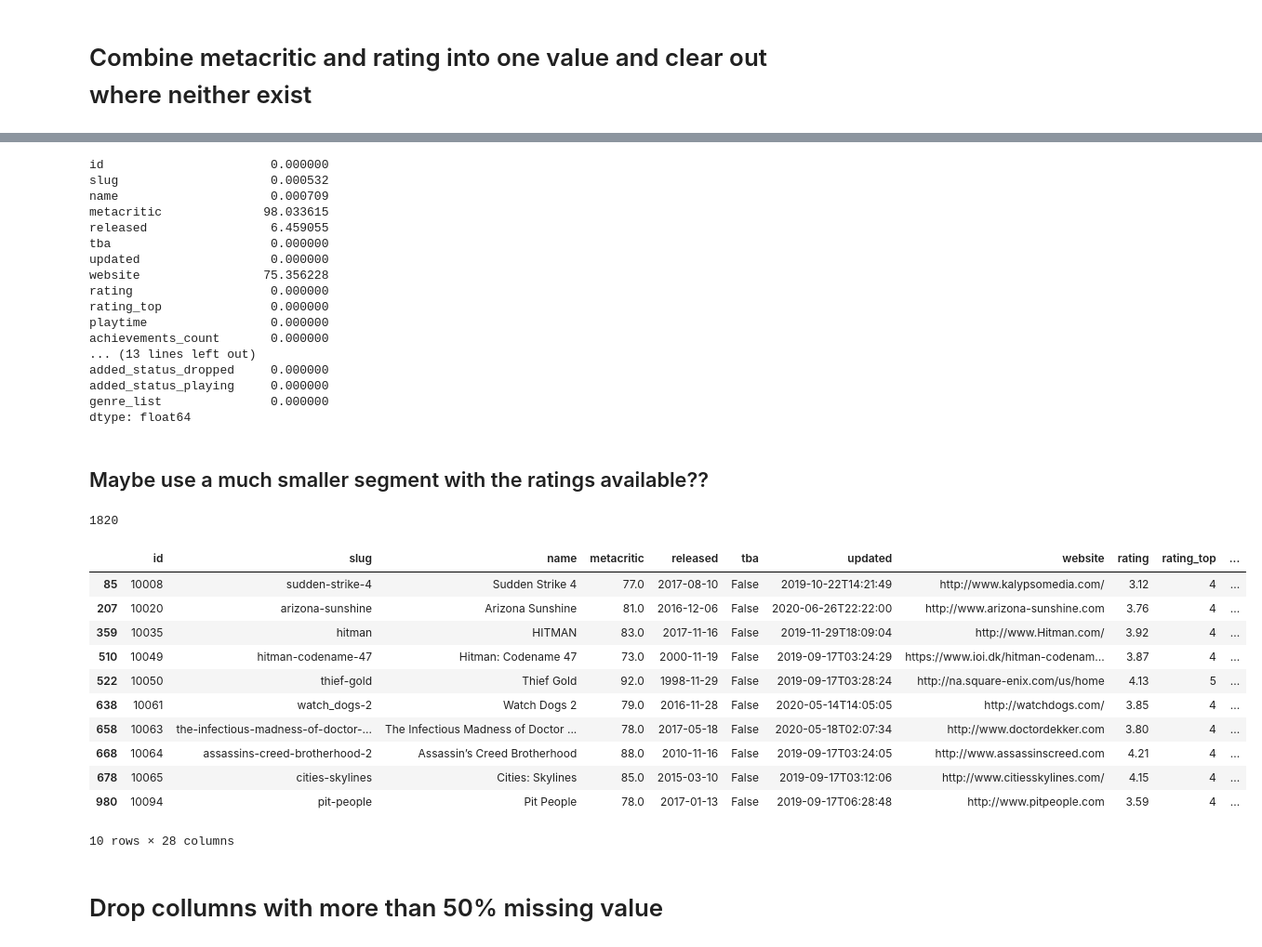
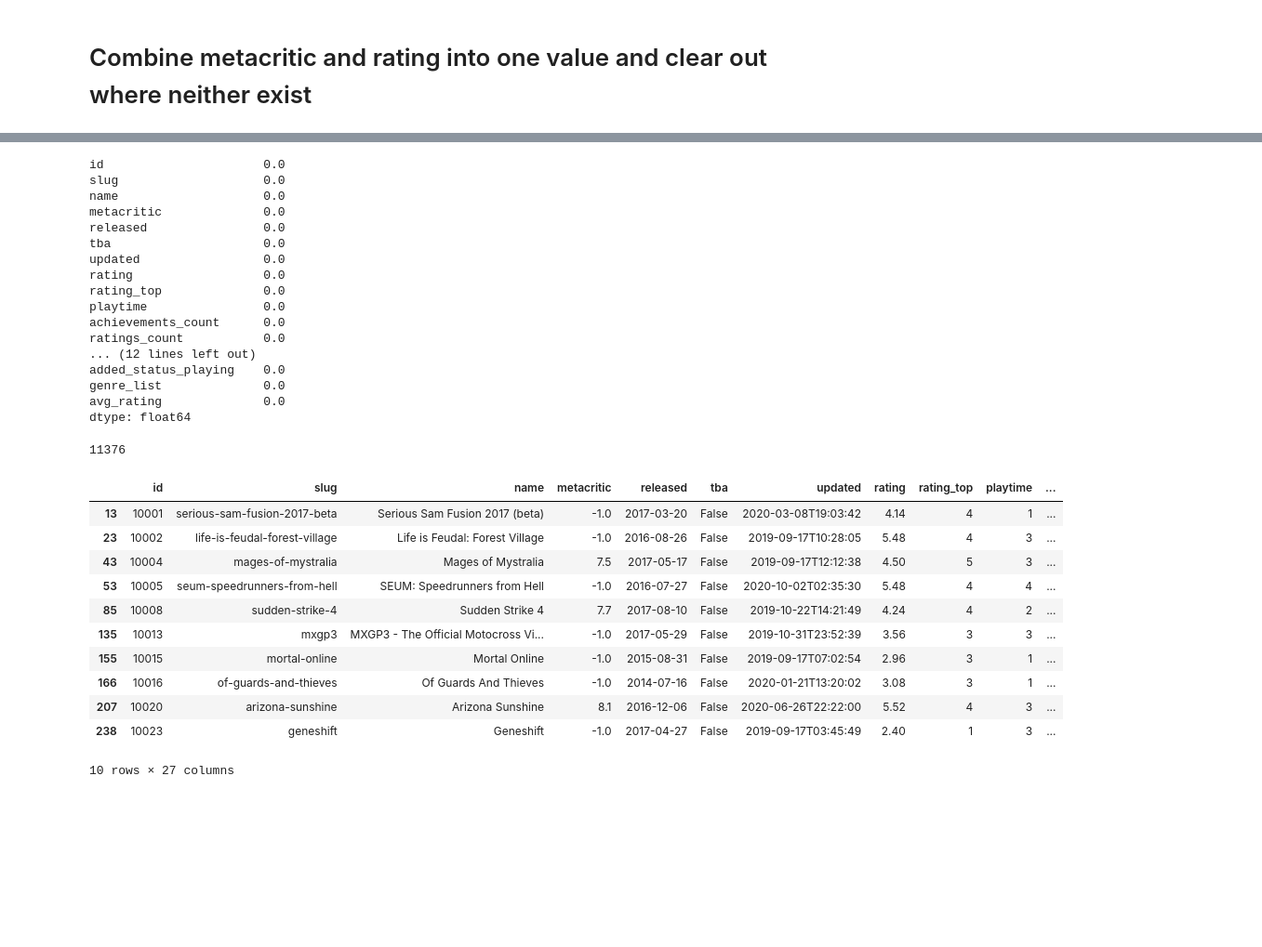
Before and after one commit to Mr-Stark01/ITSDPROJ, a Jupyter notebook: nb.ipynb, the cells around one changed output, grey strips where cells are left out. Shown at 93% size. Cells and saved outputs as stored; diff of their text form; code cells hidden in the pictures; blank space fills up the shorter version.

Commit message:
cleaned dataset

```diff
--- a/nb.ipynb
+++ b/nb.ipynb
@@ -88,45 +96,44 @@ print(len(filtered_df))
+# %%
+filtered_df=filtered_df.drop(columns='esrb_rating')
+filtered_df=filtered_df.drop(columns='website')
+df_cleaned = filtered_df.dropna()
 # %%
-percent_missing = exploded_df.isnull().sum() * 100 / len(exploded_df)
+percent_missing = df_cleaned.isna().sum() * 100 / len(df_cleaned)
 percent_missing
 # %% [output]
-id                       0.000000
-slug                     0.000532
-name                     0.000709
-metacritic              98.033615
-released                 6.459055
-tba                      0.000000
-updated                  0.000000
-website                 75.356228
-rating                   0.000000
-rating_top               0.000000
-playtime                 0.000000
-achievements_count       0.000000
-... (13 lines left out)
-added_status_dropped     0.000000
-added_status_playing     0.000000
-genre_list               0.000000
+id                      0.0
+slug                    0.0
+name                    0.0
+metacritic              0.0
+released                0.0
+tba                     0.0
+updated                 0.0
+rating                  0.0
+rating_top              0.0
+playtime                0.0
+achievements_count      0.0
+ratings_count           0.0
+... (12 lines left out)
+added_status_playing    0.0
+genre_list              0.0
+avg_rating              0.0
 dtype: float64
-# %% [markdown]
-## Maybe use a much smaller segment with the ratings available??
-# %%
-droped=df.dropna(axis='index')
-len(droped.index)
-# %% [output]
-1820
+# %%
+len(df_cleaned)
+# %% [output]
+11376
 # %%
-droped.head(10)
+df_cleaned.head(10)
 # %% [output]
-|  | id | slug | name | metacritic | released | tba | updated | website | rating | rating_top | ... |
-| 85 | 10008 | sudden-strike-4 | Sudden Strike 4 | 77.0 | 2017-08-10 | False | 2019-10-22T14:21:49 | http://www.kalypsomedia.com/ | 3.12 | 4 | ... |
-| 207 | 10020 | arizona-sunshine | Arizona Sunshine | 81.0 | 2016-12-06 | False | 2020-06-26T22:22:00 | http://www.arizona-sunshine.com | 3.76 | 4 | ... |
-| 359 | 10035 | hitman | HITMAN | 83.0 | 2017-11-16 | False | 2019-11-29T18:09:04 | http://www.Hitman.com/ | 3.92 | 4 | ... |
-| 510 | 10049 | hitman-codename-47 | Hitman: Codename 47 | 73.0 | 2000-11-19 | False | 2019-09-17T03:24:29 | https://www.ioi.dk/hitman-codenam... | 3.87 | 4 | ... |
-| 522 | 10050 | thief-gold | Thief Gold | 92.0 | 1998-11-29 | False | 2019-09-17T03:28:24 | http://na.square-enix.com/us/home | 4.13 | 5 | ... |
-| 638 | 10061 | watch_dogs-2 | Watch Dogs 2 | 79.0 | 2016-11-28 | False | 2020-05-14T14:05:05 | http://watchdogs.com/ | 3.85 | 4 | ... |
-| 658 | 10063 | the-infectious-madness-of-doctor-... | The Infectious Madness of Doctor ... | 78.0 | 2017-05-18 | False | 2020-05-18T02:07:34 | http://www.doctordekker.com | 3.80 | 4 | ... |
-| 668 | 10064 | assassins-creed-brotherhood-2 | Assassin’s Creed Brotherhood | 88.0 | 2010-11-16 | False | 2019-09-17T03:24:05 | http://www.assassinscreed.com | 4.21 | 4 | ... |
-| 678 | 10065 | cities-skylines | Cities: Skylines | 85.0 | 2015-03-10 | False | 2019-09-17T03:12:06 | http://www.citiesskylines.com/ | 4.15 | 4 | ... |
-| 980 | 10094 | pit-people | Pit People | 78.0 | 2017-01-13 | False | 2019-09-17T06:28:48 | http://www.pitpeople.com | 3.59 | 4 | ... |
+|  | id | slug | name | metacritic | released | tba | updated | rating | rating_top | playtime | ... |
+| 13 | 10001 | serious-sam-fusion-2017-beta | Serious Sam Fusion 2017 (beta) | -1.0 | 2017-03-20 | False | 2020-03-08T19:03:42 | 4.14 | 4 | 1 | ... |
+| 23 | 10002 | life-is-feudal-forest-village | Life is Feudal: Forest Village | -1.0 | 2016-08-26 | False | 2019-09-17T10:28:05 | 5.48 | 4 | 3 | ... |
+| 43 | 10004 | mages-of-mystralia | Mages of Mystralia | 7.5 | 2017-05-17 | False | 2019-09-17T12:12:38 | 4.50 | 5 | 3 | ... |
+| 53 | 10005 | seum-speedrunners-from-hell | SEUM: Speedrunners from Hell | -1.0 | 2016-07-27 | False | 2020-10-02T02:35:30 | 5.48 | 4 | 4 | ... |
+| 85 | 10008 | sudden-strike-4 | Sudden Strike 4 | 7.7 | 2017-08-10 | False | 2019-10-22T14:21:49 | 4.24 | 4 | 2 | ... |
+| 135 | 10013 | mxgp3 | MXGP3 - The Official Motocross Vi... | -1.0 | 2017-05-29 | False | 2019-10-31T23:52:39 | 3.56 | 3 | 3 | ... |
+| 155 | 10015 | mortal-online | Mortal Online | -1.0 | 2015-08-31 | False | 2019-09-17T07:02:54 | 2.96 | 3 | 1 | ... |
+| 166 | 10016 | of-guards-and-thieves | Of Guards And Thieves | -1.0 | 2014-07-16 | False | 2020-01-21T13:20:02 | 3.08 | 3 | 1 | ... |
+| 207 | 10020 | arizona-sunshine | Arizona Sunshine | 8.1 | 2016-12-06 | False | 2020-06-26T22:22:00 | 5.52 | 4 | 3 | ... |
+| 238 | 10023 | geneshift | Geneshift | -1.0 | 2017-04-27 | False | 2019-09-17T03:45:49 | 2.40 | 1 | 3 | ... |
-10 rows × 28 columns
+10 rows × 27 columns
-# %% [markdown]
-# Drop collumns with more than 50% missing value
```
Also changed, not shown: parts of 9 cells of this notebook.
